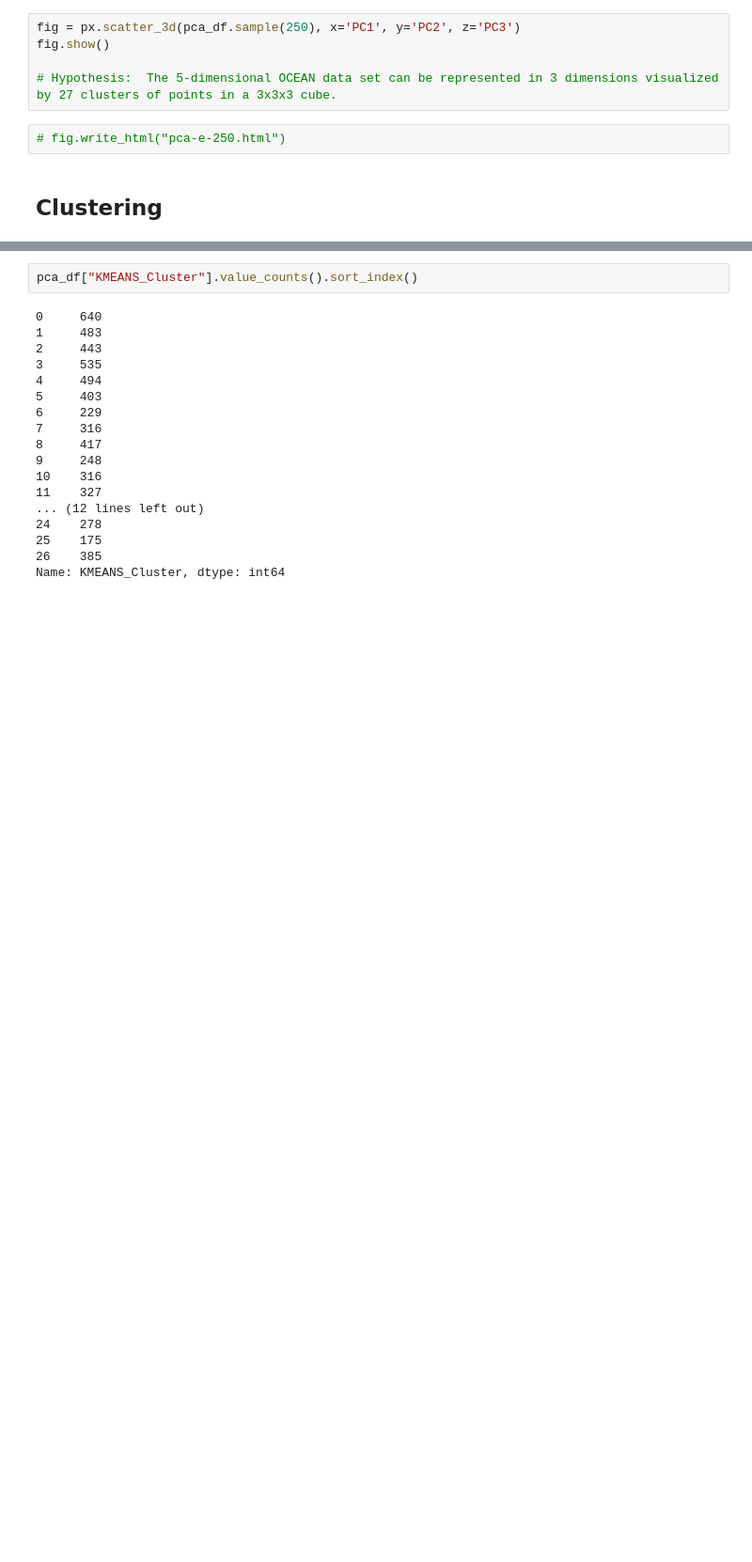
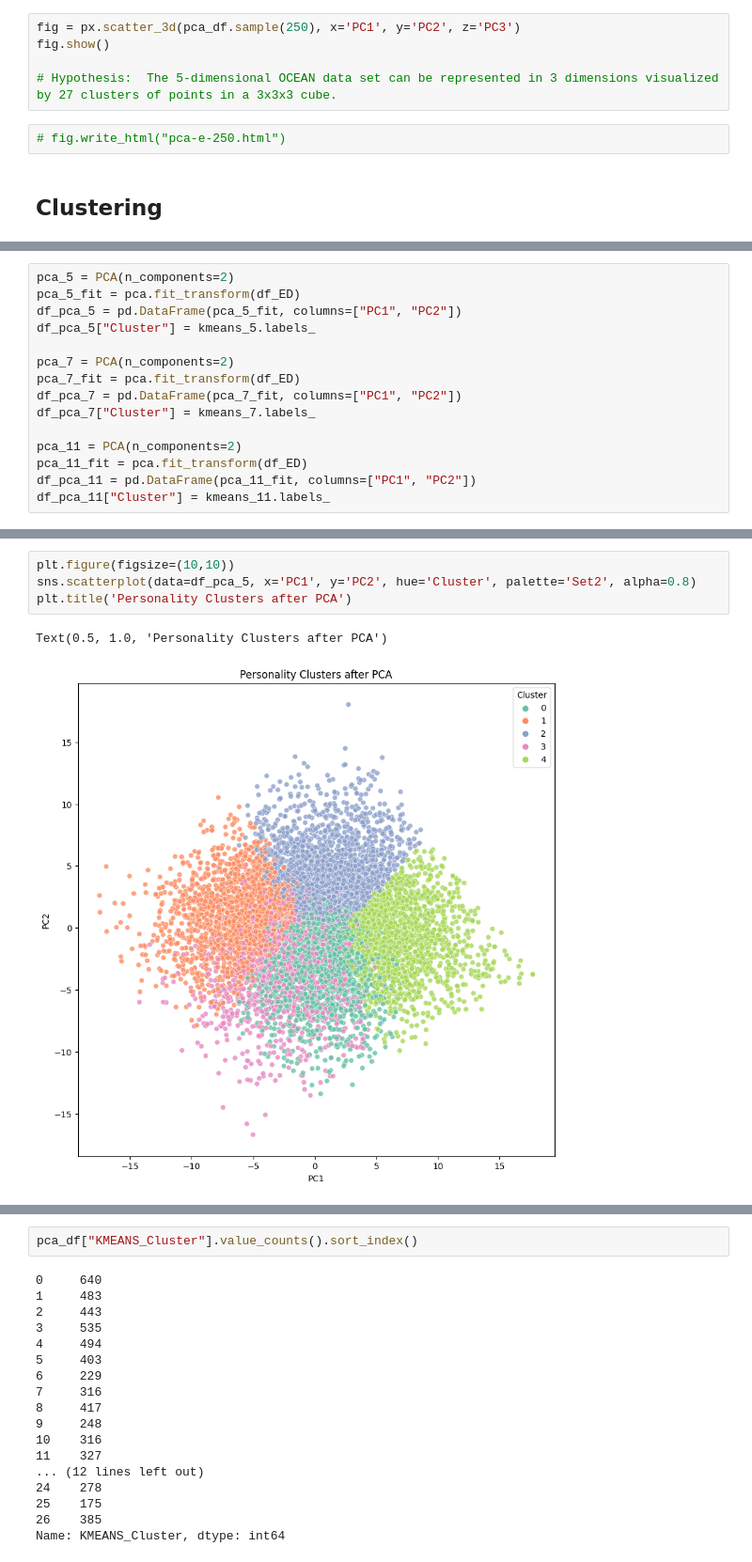
Before and after one commit to oetia/ocean-pca, a Jupyter notebook: pca.ipynb, the cells around one changed output, grey strips where cells are left out. Shown at 94% size. Cells and saved outputs as stored; diff of their text form; blank space fills up the shorter version.

```diff
--- a/pca.ipynb
+++ b/pca.ipynb
@@ -293,0 +509,15 @@ KMeans(n_clusters=27)
+# %%
+pca_5 = PCA(n_components=2)
+pca_5_fit = pca.fit_transform(df_ED)
+df_pca_5 = pd.DataFrame(pca_5_fit, columns=["PC1", "PC2"])
+df_pca_5["Cluster"] = kmeans_5.labels_
+
+pca_7 = PCA(n_components=2)
+pca_7_fit = pca.fit_transform(df_ED)
+df_pca_7 = pd.DataFrame(pca_7_fit, columns=["PC1", "PC2"])
+df_pca_7["Cluster"] = kmeans_7.labels_
+
+pca_11 = PCA(n_components=2)
+pca_11_fit = pca.fit_transform(df_ED)
+df_pca_11 = pd.DataFrame(pca_11_fit, columns=["PC1", "PC2"])
+df_pca_11["Cluster"] = kmeans_11.labels_
@@ -293,0 +544,7 @@ KMeans(n_clusters=27)
+# %%
+plt.figure(figsize=(10,10))
+sns.scatterplot(data=df_pca_5, x='PC1', y='PC2', hue='Cluster', palette='Set2', alpha=0.8)
+plt.title('Personality Clusters after PCA')
+# %% [output]
+Text(0.5, 1.0, 'Personality Clusters after PCA')
+[figure, added]
```
Also changed, not shown: parts of 59 cells of this notebook, 5 other files.
